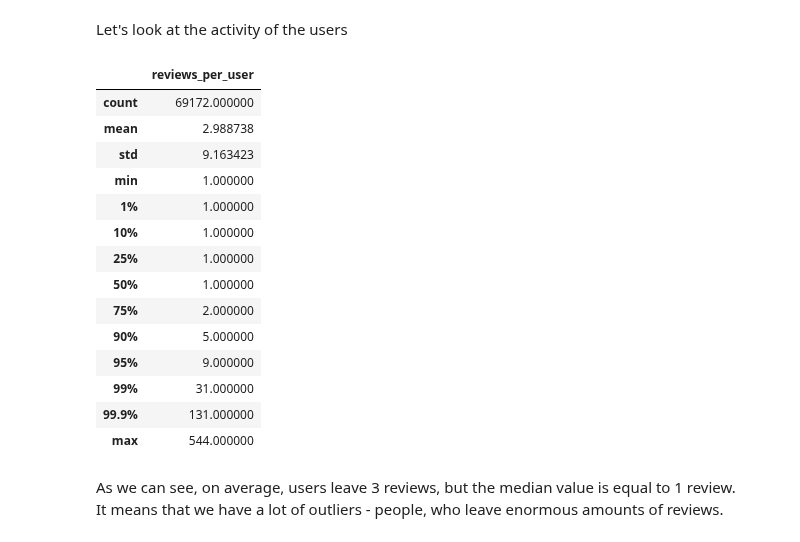
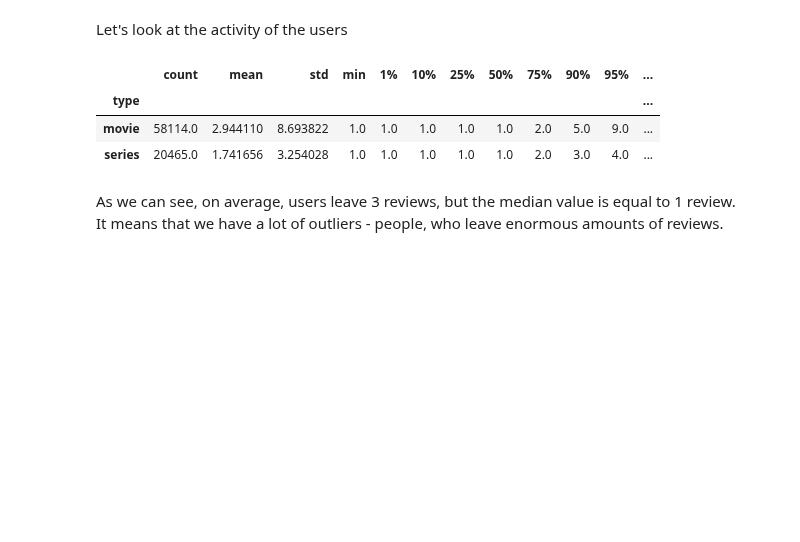
Before and after one commit to Extremesarova/shows_analysis, a Jupyter notebook: shows_analysis/notebooks/4_datasets_eda/reviews_eda.ipynb, the cells around one changed output. Drawn from its saved outputs; the diff is of its cells as text; code cells hidden in the pictures; blank space fills up the shorter version.

Commit message:
plotted reviews count per user per type

```diff
--- a/shows_analysis/notebooks/4_datasets_eda/reviews_eda.ipynb
+++ b/shows_analysis/notebooks/4_datasets_eda/reviews_eda.ipynb
@@ -76,27 +77,21 @@ Name: type, dtype: int64
 # %% [markdown]
 Let's look at the activity of the users
 # %%
-number_of_reviews_per_user = pd.DataFrame(reviews["user_id"].value_counts()).rename(
-    columns={"user_id": "reviews_per_user"}
+number_of_reviews_per_user_per_type = (
+    reviews.groupby("type")
+    .agg({"user_id": "value_counts"})
+    .rename(columns={"user_id": "reviews_per_user"})
+    .reset_index()
 )
 # %%
-number_of_reviews_per_user.describe(percentiles=[0.01, 0.1, 0.25, 0.5, 0.75, 0.9, 0.95, 0.99, 0.999])
+number_of_reviews_per_user_per_type.groupby("type")["reviews_per_user"].describe(
+    percentiles=[0.01, 0.1, 0.25, 0.5, 0.75, 0.9, 0.95, 0.99, 0.999]
+)
 # %% [output]
-|  | reviews_per_user |
-| count | 69172.000000 |
-| mean | 2.988738 |
-| std | 9.163423 |
-| min | 1.000000 |
-| 1% | 1.000000 |
-| 10% | 1.000000 |
-| 25% | 1.000000 |
-| 50% | 1.000000 |
-| 75% | 2.000000 |
-| 90% | 5.000000 |
-| 95% | 9.000000 |
-| 99% | 31.000000 |
-| 99.9% | 131.000000 |
-| max | 544.000000 |
+|  | count | mean | std | min | 1% | 10% | 25% | 50% | 75% | 90% | 95% | ... |
+| type |  |  |  |  |  |  |  |  |  |  |  | ... |
+| movie | 58114.0 | 2.944110 | 8.693822 | 1.0 | 1.0 | 1.0 | 1.0 | 1.0 | 2.0 | 5.0 | 9.0 | ... |
+| series | 20465.0 | 1.741656 | 3.254028 | 1.0 | 1.0 | 1.0 | 1.0 | 1.0 | 2.0 | 3.0 | 4.0 | ... |
 # %% [markdown]
 As we can see, on average, users leave 3 reviews, but the median value is equal to 1 review.
 It means that we have a lot of outliers - people, who leave enormous amounts of reviews.
```
Also changed, not shown: parts of 6 cells of this notebook.
